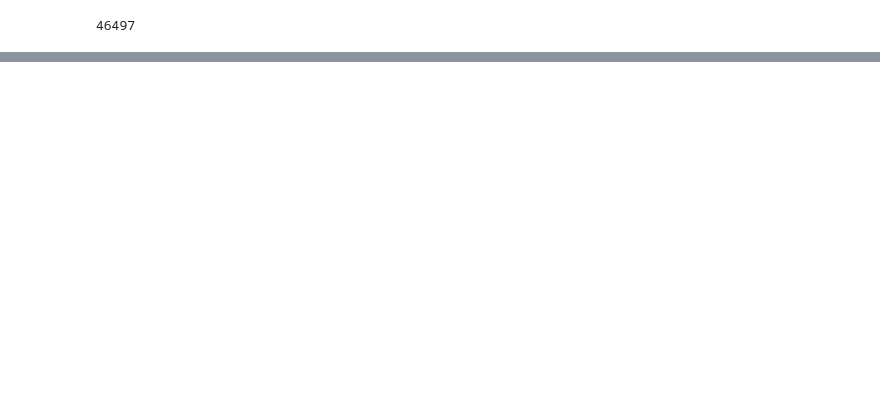
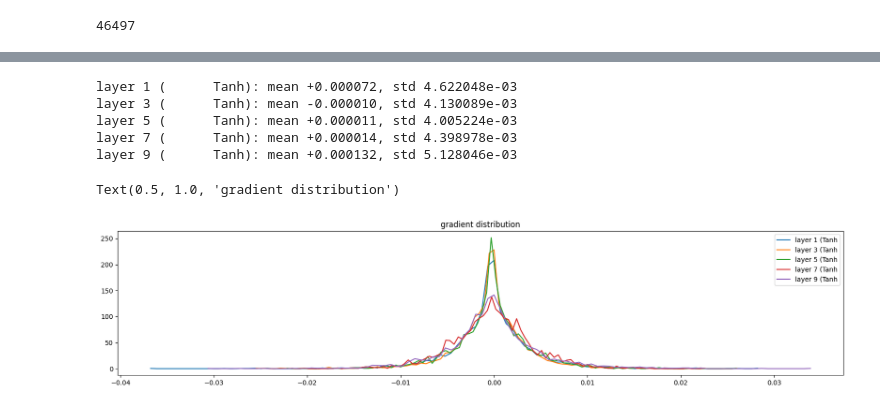
Before and after one commit to Usman-Bajwa1/Make-More, a Jupyter notebook: make-more-3.ipynb, the cells around one changed output, grey strips where cells are left out. Saved outputs shown, nothing was run; the diff lists cells and outputs as text; code cells hidden in the pictures; blank space fills up the shorter version.

```diff
--- a/make-more-3.ipynb
+++ b/make-more-3.ipynb
@@ -356,0 +387,21 @@ for i in range(max_steps):
+# %%
+# visualize histograms
+plt.figure(figsize=(20, 4)) # width and height of the plot
+legends = []
+for i, layer in enumerate(layers[:-1]): # note: exclude the output layer
+  if isinstance(layer, Tanh):
+    t = layer.out.grad
+    print('layer %d (%10s): mean %+f, std %e' % (i, layer.__class__.__name__, t.mean(), t.std()))
+    hy, hx = torch.histogram(t, density=True)
+    plt.plot(hx[:-1].detach(), hy.detach())
+    legends.append(f'layer {i} ({layer.__class__.__name__}')
+plt.legend(legends);
+plt.title('gradient distribution')
+# %% [output]
+layer 1 (      Tanh): mean +0.000072, std 4.622048e-03
+layer 3 (      Tanh): mean -0.000010, std 4.130089e-03
+layer 5 (      Tanh): mean +0.000011, std 4.005224e-03
+layer 7 (      Tanh): mean +0.000014, std 4.398978e-03
+layer 9 (      Tanh): mean +0.000132, std 5.128046e-03
+Text(0.5, 1.0, 'gradient distribution')
+[figure, added]
```
Also changed, not shown: parts of 15 cells of this notebook.
